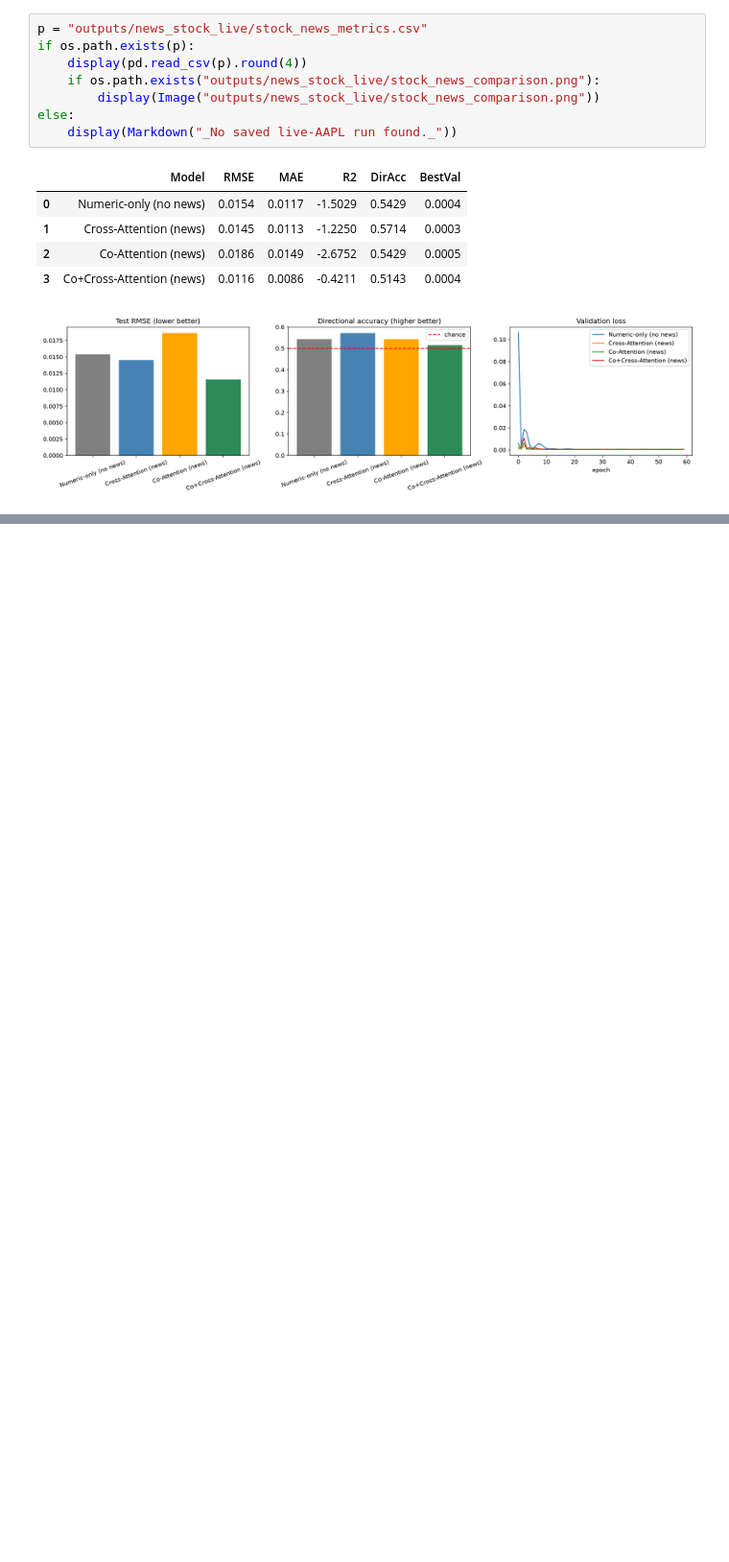
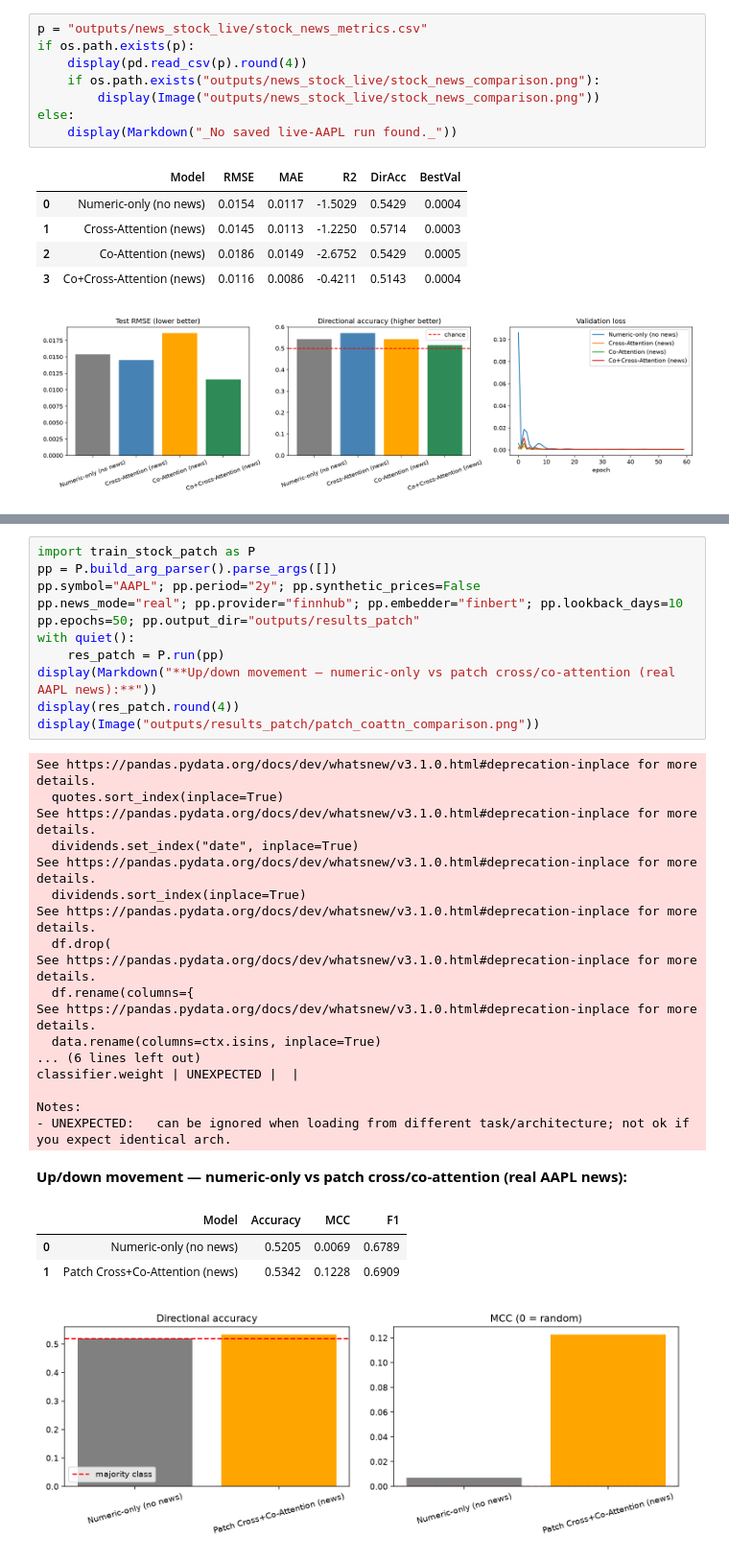
Before and after one commit to Kartikxm07/MINI-project, a Jupyter notebook: results.ipynb, the cells around one changed output, grey strips where cells are left out. Shown at 96% size. Drawn from its saved outputs; the diff is of its cells as text; blank space fills up the shorter version.

```diff
--- a/results.ipynb
+++ b/results.ipynb
@@ -282,0 +241,34 @@ display(res_optnews.round(4)); display(Image("outputs/results_option_news/option
+# %%
+import train_stock_patch as P
+pp = P.build_arg_parser().parse_args([])
+pp.symbol="AAPL"; pp.period="2y"; pp.synthetic_prices=False
+pp.news_mode="real"; pp.provider="finnhub"; pp.embedder="finbert"; pp.lookback_days=10
+pp.epochs=50; pp.output_dir="outputs/results_patch"
+with quiet():
+    res_patch = P.run(pp)
+display(Markdown("**Up/down movement — numeric-only vs patch cross/co-attention (real AAPL news):**"))
+display(res_patch.round(4))
+display(Image("outputs/results_patch/patch_coattn_comparison.png"))
+# %% [output]
+See https://pandas.pydata.org/docs/dev/whatsnew/v3.1.0.html#deprecation-inplace for more details.
+  quotes.sort_index(inplace=True)
+See https://pandas.pydata.org/docs/dev/whatsnew/v3.1.0.html#deprecation-inplace for more details.
+  dividends.set_index("date", inplace=True)
+See https://pandas.pydata.org/docs/dev/whatsnew/v3.1.0.html#deprecation-inplace for more details.
+  dividends.sort_index(inplace=True)
+See https://pandas.pydata.org/docs/dev/whatsnew/v3.1.0.html#deprecation-inplace for more details.
+  df.drop(
+See https://pandas.pydata.org/docs/dev/whatsnew/v3.1.0.html#deprecation-inplace for more details.
+  df.rename(columns={
+See https://pandas.pydata.org/docs/dev/whatsnew/v3.1.0.html#deprecation-inplace for more details.
+  data.rename(columns=ctx.isins, inplace=True)
+... (6 lines left out)
+classifier.weight | UNEXPECTED |  |
+
+Notes:
+- UNEXPECTED:   can be ignored when loading from different task/architecture; not ok if you expect identical arch.
+**Up/down movement — numeric-only vs patch cross/co-attention (real AAPL news):**
+|  | Model | Accuracy | MCC | F1 |
+| 0 | Numeric-only (no news) | 0.5205 | 0.0069 | 0.6789 |
+| 1 | Patch Cross+Co-Attention (news) | 0.5342 | 0.1228 | 0.6909 |
+[figure, added]
```
Also changed, not shown: parts of 23 cells of this notebook.
